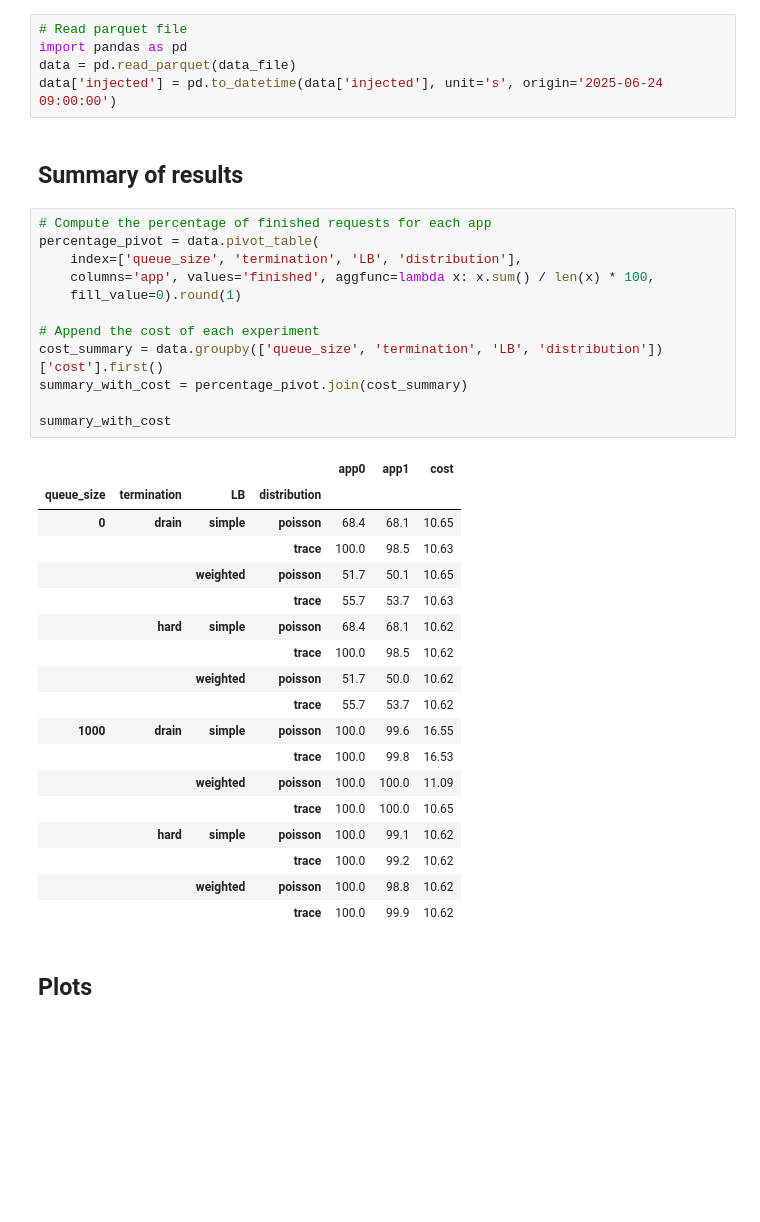
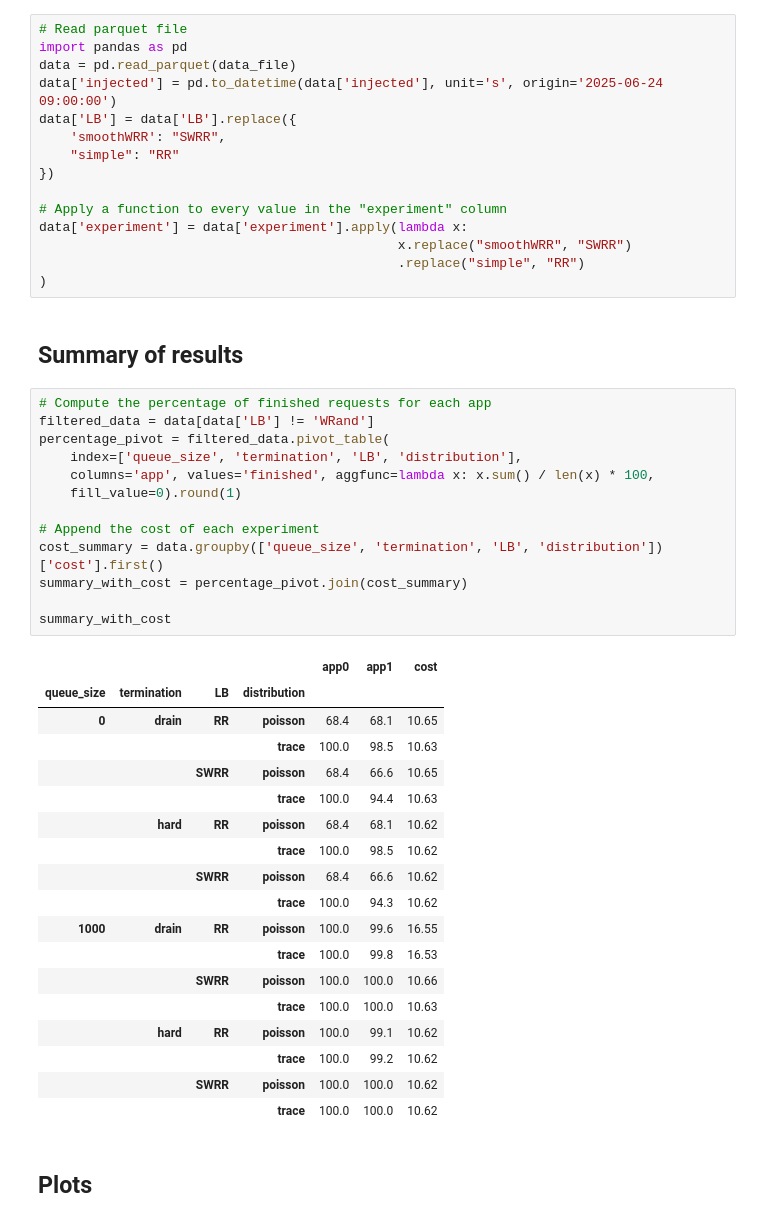
Before and after one commit to asi-uniovi/nuberu-experiments-results, a Jupyter notebook: Interactive-Notebook.ipynb, the cells around one changed output. Cells and saved outputs as stored; diff of their text form; blank space fills up the shorter version.

```diff
--- a/Interactive-Notebook.ipynb
+++ b/Interactive-Notebook.ipynb
@@ -9,39 +9,50 @@ data_file = "../nuberu-starter-lab/notebooks/all_requests_data.parquet"
 import pandas as pd
 data = pd.read_parquet(data_file)
 data['injected'] = pd.to_datetime(data['injected'], unit='s', origin='2025-06-24 09:00:00')
+data['LB'] = data['LB'].replace({
+    'smoothWRR': "SWRR",
+    "simple": "RR"
+})
+
+# Apply a function to every value in the "experiment" column
+data['experiment'] = data['experiment'].apply(lambda x:
+                                              x.replace("smoothWRR", "SWRR")
+                                              .replace("simple", "RR")
+)
 # %% [markdown]
 ## Summary of results
 # %%
 # Compute the percentage of finished requests for each app
-percentage_pivot = data.pivot_table(
+filtered_data = data[data['LB'] != 'WRand']
+percentage_pivot = filtered_data.pivot_table(
     index=['queue_size', 'termination', 'LB', 'distribution'],
     columns='app', values='finished', aggfunc=lambda x: x.sum() / len(x) * 100,
     fill_value=0).round(1)
 
 # Append the cost of each experiment
 cost_summary = data.groupby(['queue_size', 'termination', 'LB', 'distribution'])['cost'].first()
 summary_with_cost = percentage_pivot.join(cost_summary)
 
 summary_with_cost
 # %% [output]
 |  |  |  |  | app0 | app1 | cost |
 | queue_size | termination | LB | distribution |  |  |  |
-| 0 | drain | simple | poisson | 68.4 | 68.1 | 10.65 |
+| 0 | drain | RR | poisson | 68.4 | 68.1 | 10.65 |
 |  |  |  | trace | 100.0 | 98.5 | 10.63 |
-|  |  | weighted | poisson | 51.7 | 50.1 | 10.65 |
-|  |  |  | trace | 55.7 | 53.7 | 10.63 |
-|  | hard | simple | poisson | 68.4 | 68.1 | 10.62 |
+|  |  | SWRR | poisson | 68.4 | 66.6 | 10.65 |
+|  |  |  | trace | 100.0 | 94.4 | 10.63 |
+|  | hard | RR | poisson | 68.4 | 68.1 | 10.62 |
 |  |  |  | trace | 100.0 | 98.5 | 10.62 |
-|  |  | weighted | poisson | 51.7 | 50.0 | 10.62 |
-|  |  |  | trace | 55.7 | 53.7 | 10.62 |
-| 1000 | drain | simple | poisson | 100.0 | 99.6 | 16.55 |
+|  |  | SWRR | poisson | 68.4 | 66.6 | 10.62 |
+|  |  |  | trace | 100.0 | 94.3 | 10.62 |
+| 1000 | drain | RR | poisson | 100.0 | 99.6 | 16.55 |
 |  |  |  | trace | 100.0 | 99.8 | 16.53 |
-|  |  | weighted | poisson | 100.0 | 100.0 | 11.09 |
-|  |  |  | trace | 100.0 | 100.0 | 10.65 |
-|  | hard | simple | poisson | 100.0 | 99.1 | 10.62 |
+|  |  | SWRR | poisson | 100.0 | 100.0 | 10.66 |
+|  |  |  | trace | 100.0 | 100.0 | 10.63 |
+|  | hard | RR | poisson | 100.0 | 99.1 | 10.62 |
 |  |  |  | trace | 100.0 | 99.2 | 10.62 |
-|  |  | weighted | poisson | 100.0 | 98.8 | 10.62 |
-|  |  |  | trace | 100.0 | 99.9 | 10.62 |
+|  |  | SWRR | poisson | 100.0 | 100.0 | 10.62 |
+|  |  |  | trace | 100.0 | 100.0 | 10.62 |
 # %% [markdown]
 ## Plots
 # %%
```
Also changed, not shown: parts of 4 cells of this notebook, 2 other files.
